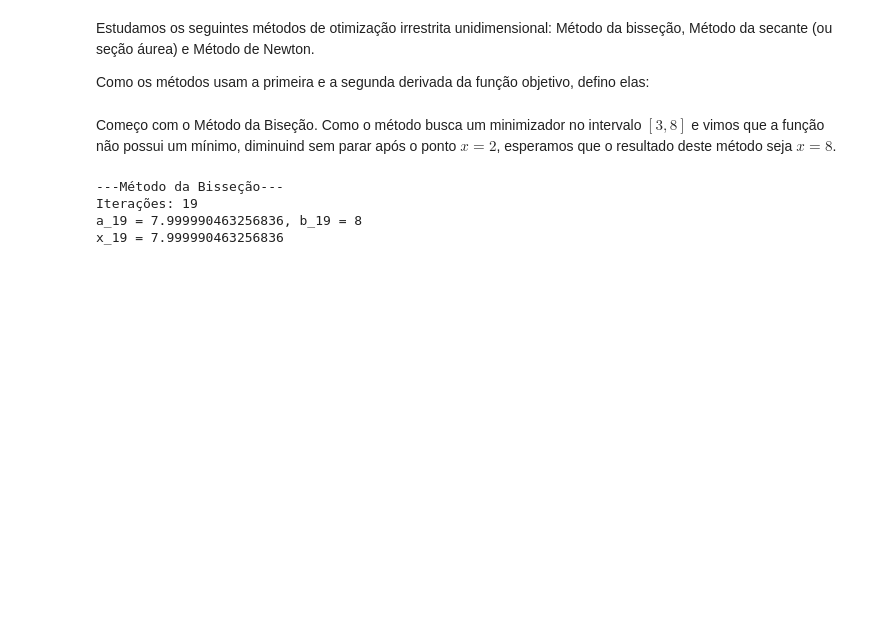
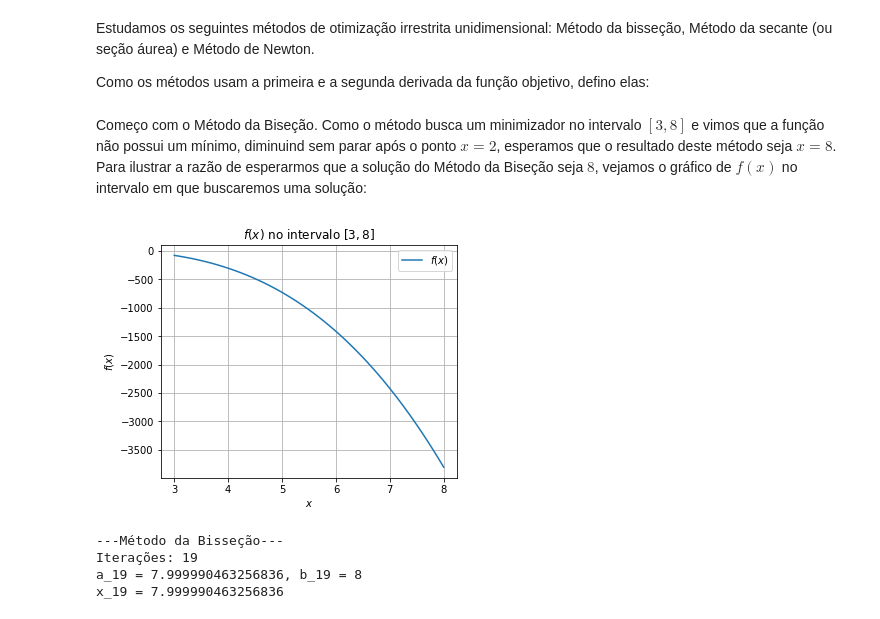
Before and after one commit to viguardieiro/Monitorias_OCD_2022, a Jupyter notebook: Listas/Lista 2 - Exercicio 7.ipynb, the cells around one changed output. Drawn from its saved outputs; the diff is of its cells as text; code cells hidden in the pictures; blank space fills up the shorter version.

Commit message:
Add plot f(x) no intervalo [3,8]

```diff
--- a/Listas/Lista 2 - Exercicio 7.ipynb
+++ b/Listas/Lista 2 - Exercicio 7.ipynb
@@ -62,7 +62,23 @@ def f_linha(x):
 def f_duas_linha(x):
     return 40 - 60*x
 # %% [markdown]
-Começo com o Método da Biseção. Como o método busca um minimizador no intervalo $[3,8]$ e vimos que a função não possui um mínimo, diminuind sem parar após o ponto $x = 2$, esperamos que o resultado deste método seja $x = 8$.
+Começo com o Método da Biseção. Como o método busca um minimizador no intervalo $[3,8]$ e vimos que a função não possui um mínimo, diminuind sem parar após o ponto $x = 2$, esperamos que o resultado deste método seja $x = 8$. Para ilustrar a razão de esperarmos que a solução do Método da Biseção seja $8$, vejamos o gráfico de $f(x)$ no intervalo em que buscaremos uma solução:
+# %%
+fig, axs = plt.subplots(1,1, figsize=(5,4), constrained_layout=True)
+
+x = np.linspace(a, b, 100)
+y = f(x)
+
+axs.plot(x, y, label='$f(x)$')
+axs.set_xlabel('$x$')
+axs.set_ylabel('$f(x)$')
+axs.grid(True)
+axs.set_title('$f(x)$ no intervalo $[3,8]$')
+axs.legend()
+
+plt.show()
+# %% [output]
+[figure, added]
 # %%
 def metodo_bisecao(f_linha, a, b, eps, verbose=False):
     k = 0
```
